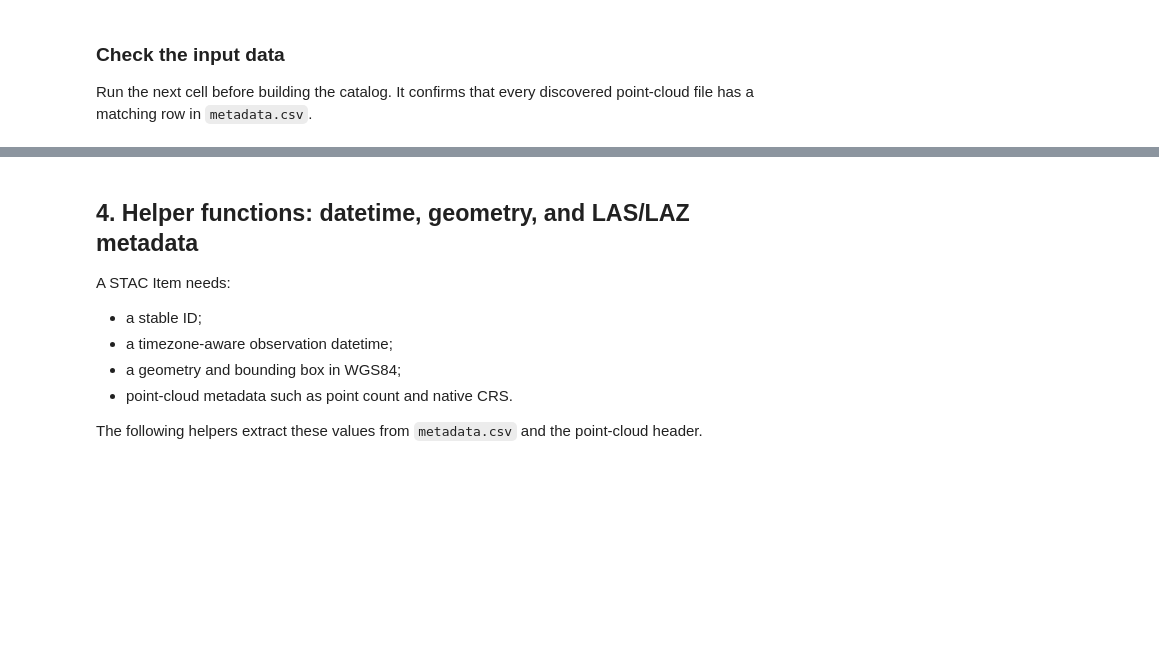
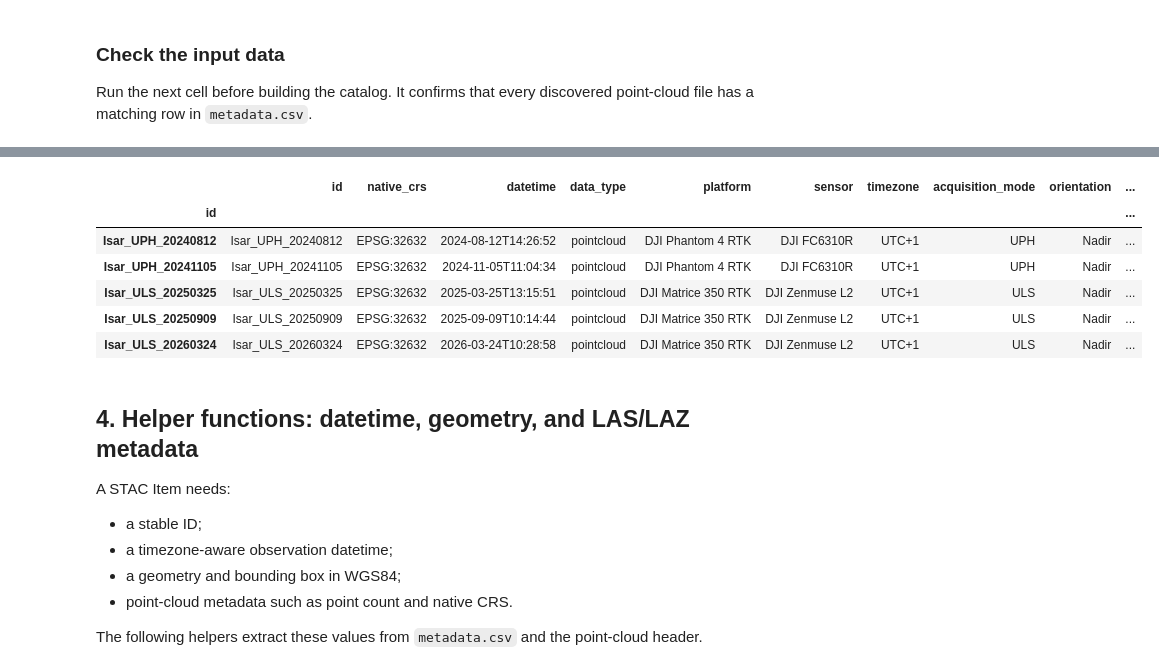
Before and after one commit to tum-rsa/4D-WORKS, a Jupyter notebook: docs/tutorial/01_data2catalog.ipynb, the cells around one changed output, grey strips where cells are left out. Saved outputs shown, nothing was run; the diff lists cells and outputs as text; code cells hidden in the pictures; blank space fills up the shorter version.

```diff
--- a/docs/tutorial/01_data2catalog.ipynb
+++ b/docs/tutorial/01_data2catalog.ipynb
@@ -312,3 +301,13 @@ input_check
+# %%
+metadata_table.head()
+# %% [output]
+|  | id | native_crs | datetime | data_type | platform | sensor | timezone | acquisition_mode | orientation | ... |
+| id |  |  |  |  |  |  |  |  |  | ... |
+| Isar_UPH_20240812 | Isar_UPH_20240812 | EPSG:32632 | 2024-08-12T14:26:52 | pointcloud | DJI Phantom 4 RTK | DJI FC6310R | UTC+1 | UPH | Nadir | ... |
+| Isar_UPH_20241105 | Isar_UPH_20241105 | EPSG:32632 | 2024-11-05T11:04:34 | pointcloud | DJI Phantom 4 RTK | DJI FC6310R | UTC+1 | UPH | Nadir | ... |
+| Isar_ULS_20250325 | Isar_ULS_20250325 | EPSG:32632 | 2025-03-25T13:15:51 | pointcloud | DJI Matrice 350 RTK | DJI Zenmuse L2 | UTC+1 | ULS | Nadir | ... |
+| Isar_ULS_20250909 | Isar_ULS_20250909 | EPSG:32632 | 2025-09-09T10:14:44 | pointcloud | DJI Matrice 350 RTK | DJI Zenmuse L2 | UTC+1 | ULS | Nadir | ... |
+| Isar_ULS_20260324 | Isar_ULS_20260324 | EPSG:32632 | 2026-03-24T10:28:58 | pointcloud | DJI Matrice 350 RTK | DJI Zenmuse L2 | UTC+1 | ULS | Nadir | ... |
 # %% [markdown]
 ## 4. Helper functions: datetime, geometry, and LAS/LAZ metadata
 
```
Also changed, not shown: parts of 12 cells of this notebook, 3 other files.
